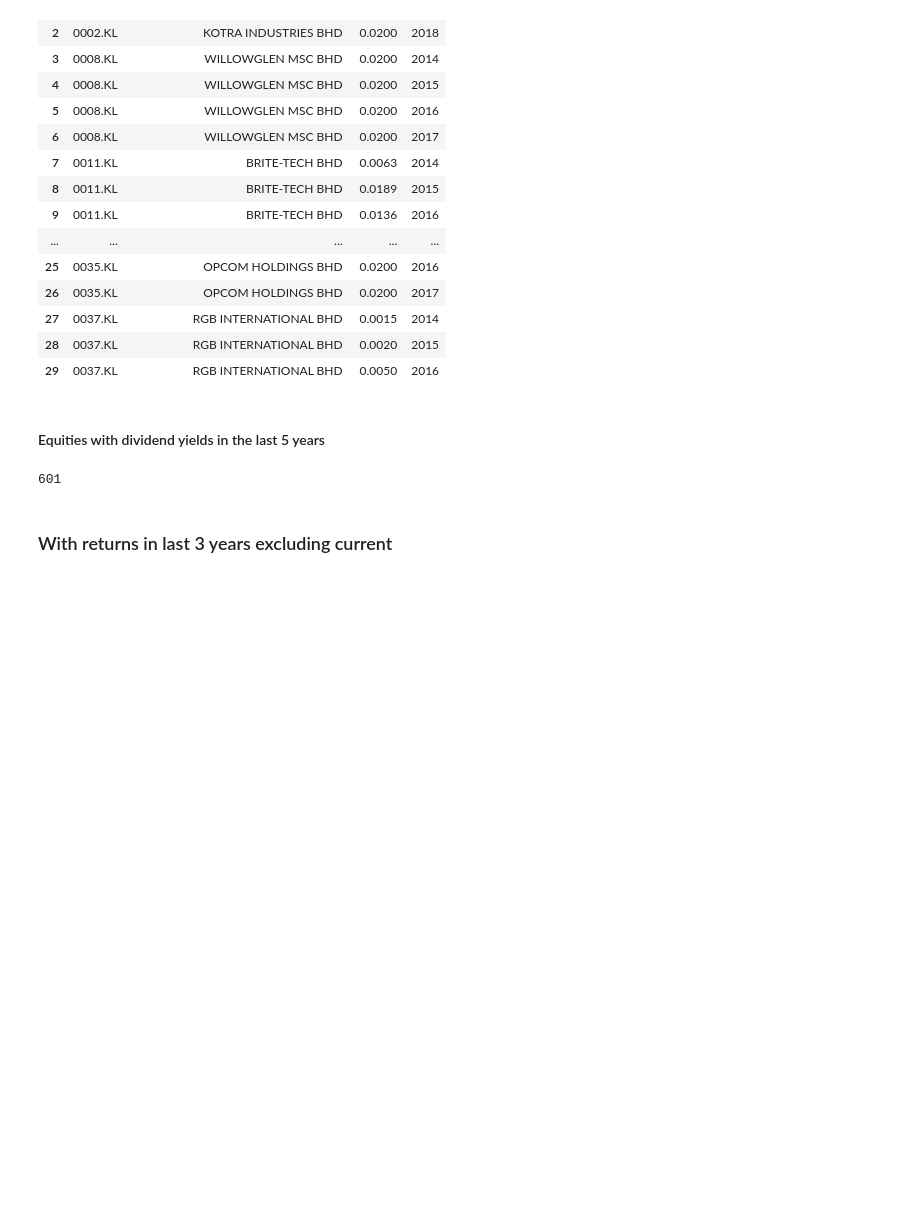
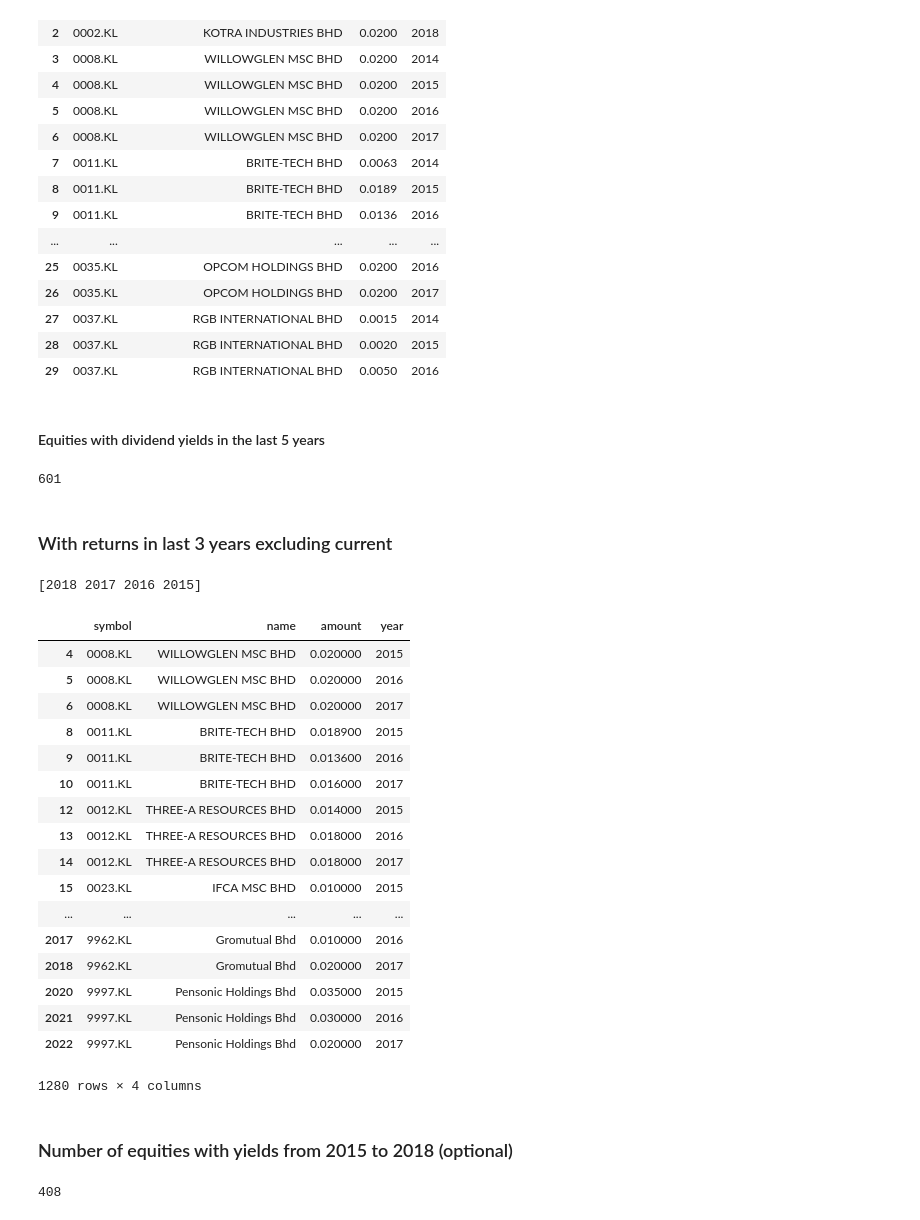
Before and after one commit to mengwangk/ai-playground, a Jupyter notebook: notebook/myInvestor-toolkit.ipynb, the cells around one changed output. Cells and saved outputs as stored; diff of their text form; code cells hidden in the pictures; blank space fills up the shorter version.

```diff
--- a/notebook/myInvestor-toolkit.ipynb
+++ b/notebook/myInvestor-toolkit.ipynb
@@ -179,8 +176,8 @@ df_good_equities.head()
 # %% [markdown]
 #### Get the equities name
 # %%
-df_selected_equities = pd.merge(df_good_equities, df_ticker, how='left', left_on='symbol', right_on='Ticker')
-df_selected_equities.head(10)
+df_good_equities = pd.merge(df_good_equities, df_ticker, how='left', left_on='symbol', right_on='Ticker')
+df_good_equities.head(10)
 # %% [output]
 |  | symbol | year | amount | Ticker | Name | Exchange | Category Name | Country |
 | 0 | 0001.KL | 2016 | 0.0040 | 0001.KL | SUPERCOMNET TECHNOLOGIES BHD | KLS | NaN | Malaysia |
@@ -194,8 +191,8 @@ df_selected_equities.head(10)
 | 8 | 0011.KL | 2015 | 0.0189 | 0011.KL | BRITE-TECH BHD | KLS | NaN | Malaysia |
 | 9 | 0011.KL | 2016 | 0.0136 | 0011.KL | BRITE-TECH BHD | KLS | NaN | Malaysia |
 # %%
-df_selected_equities.drop(['Exchange', 'Category Name', 'Country', 'Ticker'], axis=1, inplace=True)
-df_selected_equities.head(10)
+df_good_equities.drop(['Exchange', 'Category Name', 'Country', 'Ticker'], axis=1, inplace=True)
+df_good_equities.head(10)
 # %% [output]
 |  | symbol | year | amount | Name |
 | 0 | 0001.KL | 2016 | 0.0040 | SUPERCOMNET TECHNOLOGIES BHD |
@@ -209,8 +206,8 @@ df_selected_equities.head(10)
 | 8 | 0011.KL | 2015 | 0.0189 | BRITE-TECH BHD |
 | 9 | 0011.KL | 2016 | 0.0136 | BRITE-TECH BHD |
 # %%
-df_selected_equities.rename(columns={'Name': 'name'}, inplace=True)
-df_selected_equities.head(10)
+df_good_equities.rename(columns={'Name': 'name'}, inplace=True)
+df_good_equities.head(10)
 # %% [output]
 |  | symbol | year | amount | name |
 | 0 | 0001.KL | 2016 | 0.0040 | SUPERCOMNET TECHNOLOGIES BHD |
@@ -224,8 +221,8 @@ df_selected_equities.head(10)
 | 8 | 0011.KL | 2015 | 0.0189 | BRITE-TECH BHD |
 | 9 | 0011.KL | 2016 | 0.0136 | BRITE-TECH BHD |
 # %%
-df_selected_equities = df_selected_equities[['symbol', 'name', 'amount', 'year']]
-df_selected_equities.head(30)
+df_good_equities = df_good_equities[['symbol', 'name', 'amount', 'year']]
+df_good_equities.head(30)
 # %% [output]
 |  | symbol | name | amount | year |
 | 0 | 0001.KL | SUPERCOMNET TECHNOLOGIES BHD | 0.0040 | 2016 |
@@ -246,9 +243,44 @@ df_selected_equities.head(30)
 | 29 | 0037.KL | RGB INTERNATIONAL BHD | 0.0050 | 2016 |
 # %% [markdown]
 #### Equities with dividend yields in the last 5 years
+# %%
+len(df_good_equities.symbol.unique())
+# %% [output]
+601
+# %% [markdown]
+### With returns in last 3 years excluding current
+# %%
+last_3_years = np.arange(current_year, current_year-4, -1)
+print(last_3_years)
+df_shortlisted = df_good_equities.where(df_good_equities['year'].isin(last_3_years)).dropna()
+df_shortlisted.year = df_shortlisted.year.astype(int)
+group_by = df_shortlisted.groupby('symbol')
+df_selected_equities = group_by.filter(lambda x: len(x) > 2)
+df_selected_equities.to_csv('../dataset/KLS_selected_equities.csv', encoding='utf-8', index=False, float_format='%g')
+df_selected_equities
+# %% [output]
+[2018 2017 2016 2015]
+|  | symbol | name | amount | year |
+| 4 | 0008.KL | WILLOWGLEN MSC BHD | 0.020000 | 2015 |
+| 5 | 0008.KL | WILLOWGLEN MSC BHD | 0.020000 | 2016 |
+| 6 | 0008.KL | WILLOWGLEN MSC BHD | 0.020000 | 2017 |
+| 8 | 0011.KL | BRITE-TECH BHD | 0.018900 | 2015 |
+| 9 | 0011.KL | BRITE-TECH BHD | 0.013600 | 2016 |
+| 10 | 0011.KL | BRITE-TECH BHD | 0.016000 | 2017 |
+| 12 | 0012.KL | THREE-A RESOURCES BHD | 0.014000 | 2015 |
+| 13 | 0012.KL | THREE-A RESOURCES BHD | 0.018000 | 2016 |
+| 14 | 0012.KL | THREE-A RESOURCES BHD | 0.018000 | 2017 |
+| 15 | 0023.KL | IFCA MSC BHD | 0.010000 | 2015 |
+| ... | ... | ... | ... | ... |
+| 2017 | 9962.KL | Gromutual Bhd | 0.010000 | 2016 |
+| 2018 | 9962.KL | Gromutual Bhd | 0.020000 | 2017 |
+| 2020 | 9997.KL | Pensonic Holdings Bhd | 0.035000 | 2015 |
+| 2021 | 9997.KL | Pensonic Holdings Bhd | 0.030000 | 2016 |
+| 2022 | 9997.KL | Pensonic Holdings Bhd | 0.020000 | 2017 |
+1280 rows × 4 columns
+# %% [markdown]
+### Number of equities with yields from 2015 to 2018 (optional)
 # %%
 len(df_selected_equities.symbol.unique())
 # %% [output]
-601
+408
-# %% [markdown]
-### With returns in last 3 years excluding current
```
Also changed, not shown: parts of 7 cells of this notebook, 1 other file.
